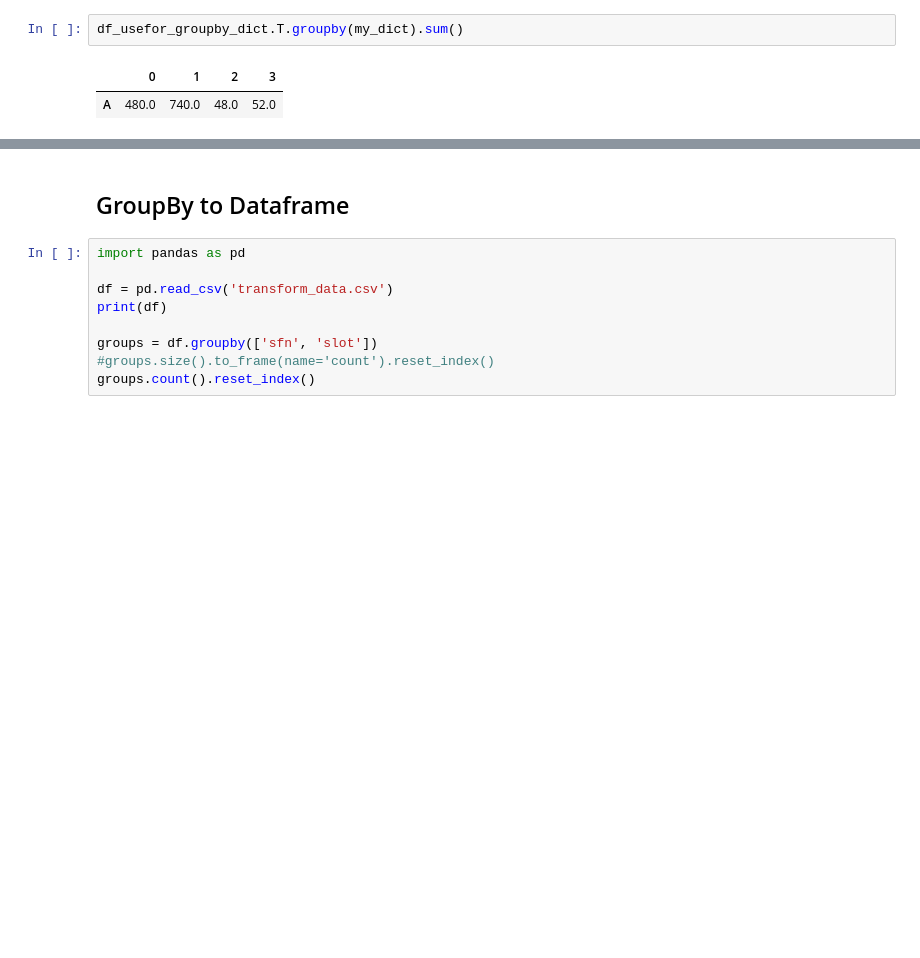
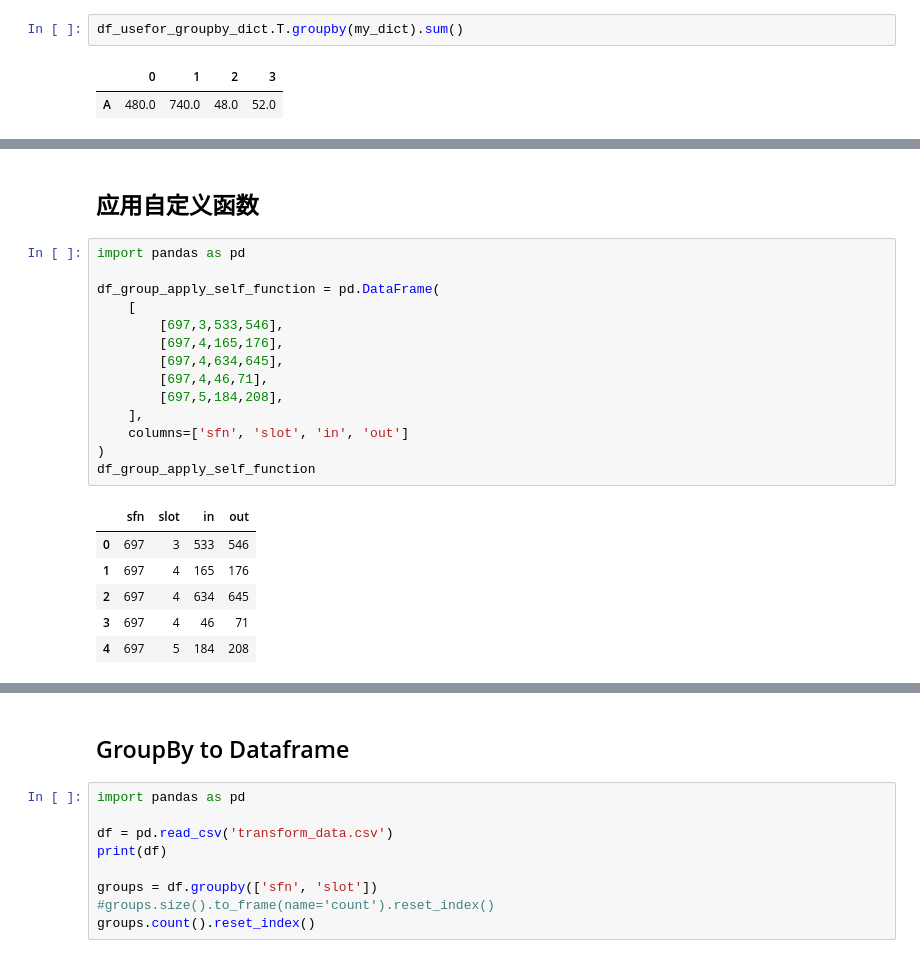
Before and after one commit to tcfh2016/knowledge-map, a Jupyter notebook: Techs/data-science/pandas/groupby/pandas_groupby.ipynb, the cells around one changed output, grey strips where cells are left out. Cells and saved outputs as stored; diff of their text form; blank space fills up the shorter version.

```diff
--- a/Techs/data-science/pandas/groupby/pandas_groupby.ipynb
+++ b/Techs/data-science/pandas/groupby/pandas_groupby.ipynb
@@ -165,0 +201,23 @@ df_usefor_groupby_dict.T.groupby(my_dict).sum()
+# %% [markdown]
+## 应用自定义函数
+# %%
+import pandas as pd
+
+df_group_apply_self_function = pd.DataFrame(
+    [
+        [697,3,533,546],
+        [697,4,165,176],
+        [697,4,634,645],
+        [697,4,46,71],
+        [697,5,184,208],
+    ],
+    columns=['sfn', 'slot', 'in', 'out']
+)
+df_group_apply_self_function
+# %% [output]
+|  | sfn | slot | in | out |
+| 0 | 697 | 3 | 533 | 546 |
+| 1 | 697 | 4 | 165 | 176 |
+| 2 | 697 | 4 | 634 | 645 |
+| 3 | 697 | 4 | 46 | 71 |
+| 4 | 697 | 5 | 184 | 208 |
```
Also changed, not shown: parts of 11 cells of this notebook, 2 other files.
